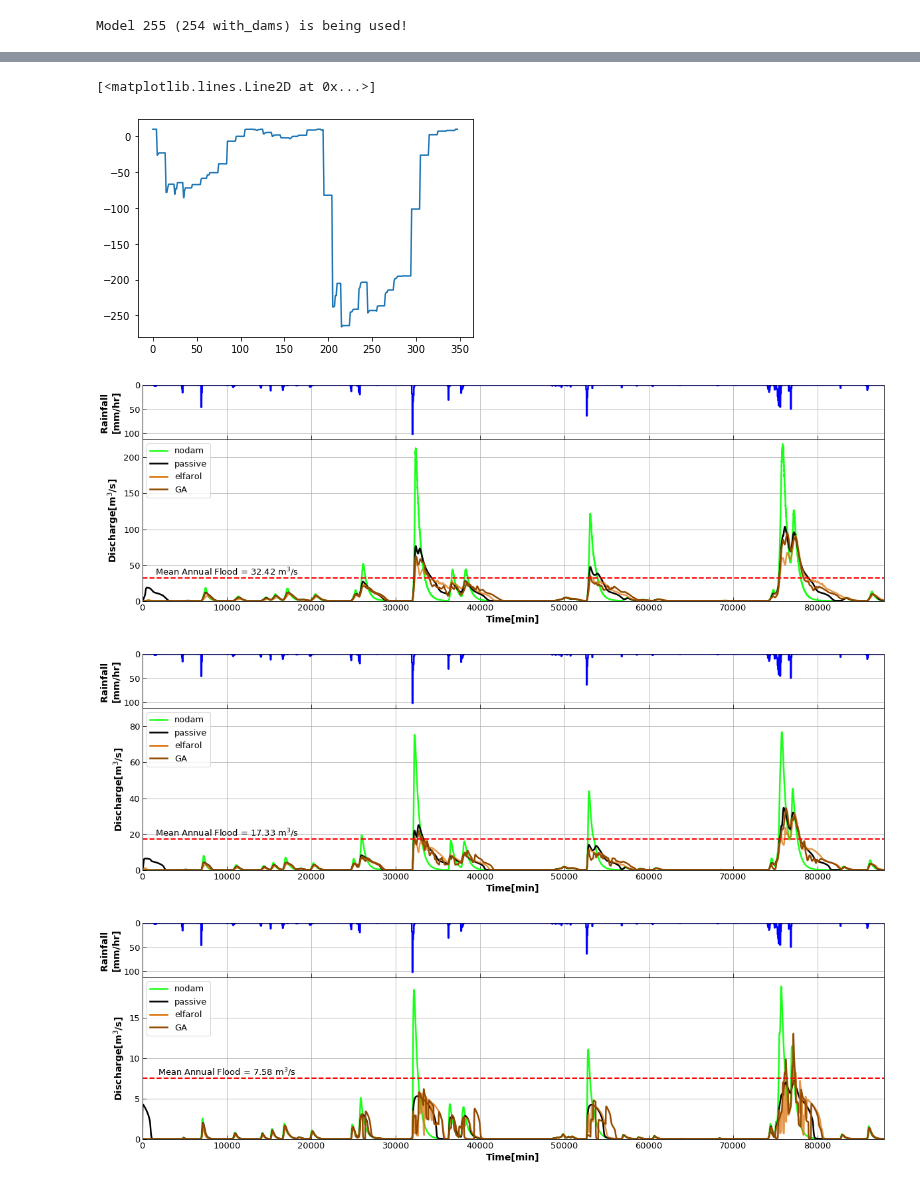
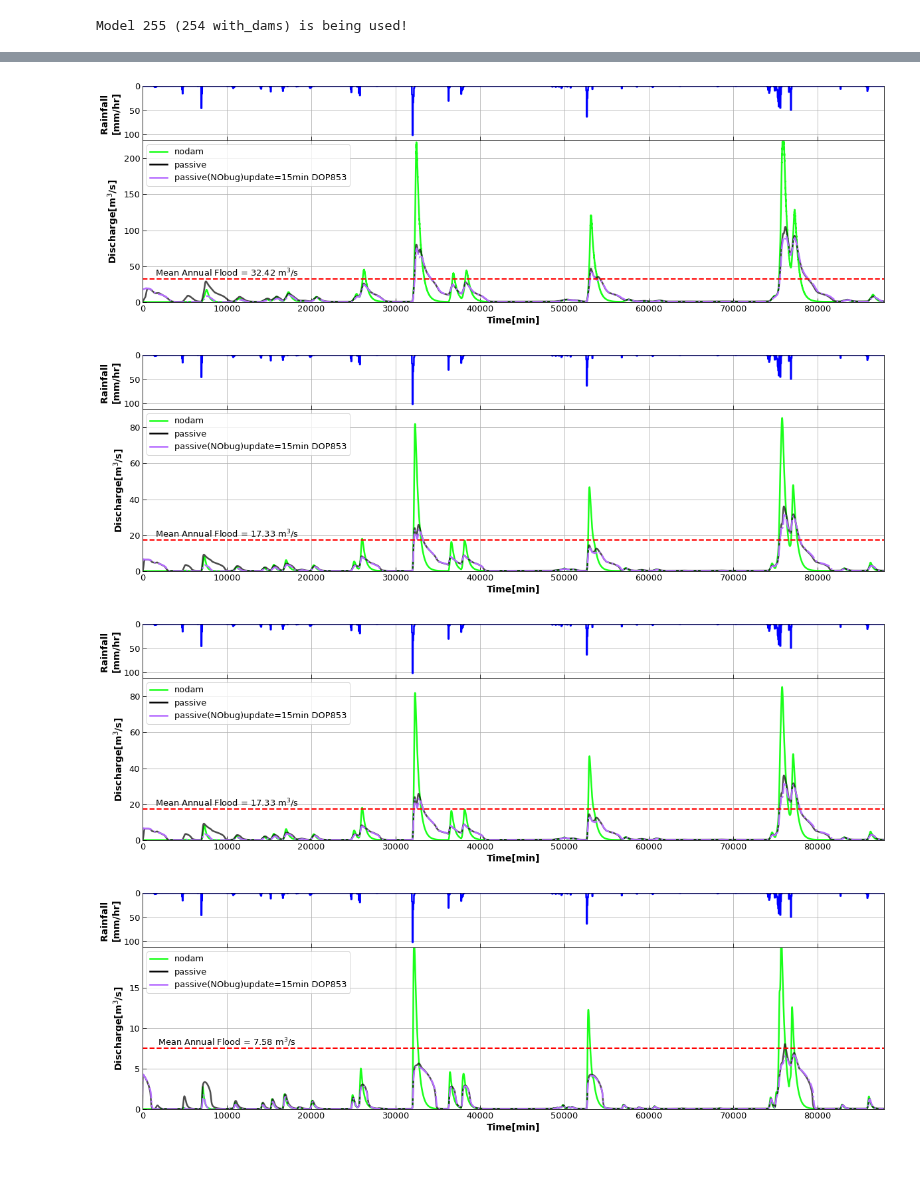
Before and after one commit to gurbuzf/DamStudy, a Jupyter notebook: dam_operation/simulations_all.ipynb, the cells around one changed output, grey strips where cells are left out. Saved outputs shown, nothing was run; the diff lists cells and outputs as text; code cells hidden in the pictures.

```diff
--- a/dam_operation/simulations_all.ipynb
+++ b/dam_operation/simulations_all.ipynb
@@ -17,7 +16,7 @@ L_i = np.array([0.4*10**3 for i in range(n_hills)])  #m
 A_i = UpstreamArea(a_hill, connectivity, h_order) #km2
 # %%
 forcing, raw_data = GetForcing("../data/rainfall/2010_timeseries.csv", '2010-06-01','2010-08-01')
-te = len(forcing)
+te = len(forcing)-1
 q, s_p, s_t, s_s = Set_InitialConditions(0.5, A_i[0], A_i)
 # %%
 dams = [9,27,36,45,63,90,108,117,126,135,144,153,171,189,198,207,216,225,234]
@@ -35,10 +33,12 @@ Model 254 is being used!
 SSN2 = Watershed(Model=255)
 SSN2.init_custom(links=l_id, connectivity=connectivity, A_i=A_i, L_i=L_i, A_h=A_h)
 SSN2.dam_ids = dams
-SSN2.dam_loc_state(states=[1 for _ in range(n_dams)])
+SSN2.set_dam_state(states=[1 for _ in range(n_dams)])
 dam_params = [4.5, 5, 200000, 0.5, 0.75, 0.6, 1.66, 1, 10]
+q, s_p, s_t, s_s = Set_InitialConditions(0.5, A_i[0], A_i)
+S = [100000 for _ in range(n_dams)]
 SSN2.initialize(q=q, S = S, s_t =s_t, s_p =s_p, s_s=s_s)
 
-dc_passive, st_passive = SSN2.Run_255( [0, te-1], forcing, dam_params,rtol=1e-4,t_eval=np.arange(0,te,5))
+dc_passive, st_passive = SSN2.Run_255( [0, te], forcing, dam_params, method='DOP853')
 # %% [output]
 Model 255 (254 with_dams) is being used!
@@ -47,7 +47,10 @@ Model 255 (254 with_dams) is being used!
 SSN3 = Watershed(Model=255)
 SSN3.init_custom(links=l_id, connectivity=connectivity, A_i=A_i, L_i=L_i, A_h=A_h)
 SSN3.dam_ids = dams
-update = 60 #mins
+q, s_p, s_t, s_s = Set_InitialConditions(0.5, A_i[0], A_i)
+S = [100000 for _ in range(n_dams)]
+
+update = 15 #mins
 t0 = 0
 
 columns = SSN3.__columns__()
@@ -56,11 +59,12 @@ st_random  = pd.DataFrame(columns =columns[1])
 while t0 < te:
     if t0 !=0:
         q, S, s_p, s_t, s_s = SSN3.Get_Snapshot()
-    states = np.random.randint(2, size=len(SSN3.dam_ids)).tolist()
+    # states = np.random.randint(2, size=len(SSN3.dam_ids)).tolist()
+    states = [1 for _ in range(n_dams)]
     print(t0, ' >>> ', states)
-    SSN3.dam_loc_state(states=states)
+    SSN3.set_dam_state(states=states)
     SSN3.initialize(q=q, S=S, s_p=s_p,s_t =s_t, s_s=s_s)
-    dc, st = SSN3.Run_255([t0, t0+update-1], forcing, dam_params,rtol=1e-6,t_eval = np.arange(t0, t0+update, 5))
+    dc, st = SSN3.Run_255([t0, t0+update], forcing, dam_params, method='DOP853')
     t0 += update
     dc_random = dc_random.append(dc)
     st_random = st_random.append(st)
@@ -317,20 +312,20 @@ while t0 < te-1080:
 a_dams = [9, 27, 36, 45, 63]
 b_dams = [90,108,117,126,135,144,153]
 c_dams = [171,189,198,207,216,225,234]
-# %%
-plt.plot(range(len(fitness_overtime)), fitness_overtime)
-# %% [output]
-[<matplotlib.lines.Line2D at 0x...>]
-[figure, removed]
 # %%
-s_name = '_h45_5_O75_1_10_19dams'
-pltKwargs = np.array([{'label':'nodam', 'color':'#1AFF1A'}, {'label':'passive', 'color':'#000000',}, {'label':'random', 'color':'#b66dff'},{'label':'elfarol', 'color':'#db6d00', 'alpha':0.7},  {'label':'GA', 'color':'#924900','alpha':1.0},{'label':'extra', 'color':'#490092'}])
-pltKwargs = pltKwargs[[0, 1, 3, 4]]
-dataset = [dc_nodam, dc_passive,  dc_elfarol, dc_ga]
-plot_sim(0, forcing, dataset, pltKwargs, d_type='discharge', discharge_axis=[0,225,50], area=60.75)#, save='../../Supp_DamStudy/Hydro0'+s_name)
-plot_sim(81, forcing, dataset, pltKwargs, d_type='discharge', discharge_axis=[0,90,20], area=20.25)#, save='../../Supp_DamStudy/Hydro81'+s_name)
-plot_sim(197, forcing, dataset, pltKwargs, d_type='discharge', discharge_axis=[0,20,5], area=4.75)#, save='../../Supp_DamStudy/Hydro35'+s_name)
+s_name = '_statechangeWITHOUBUG_Solver_DOP853'
+pltkwargs = np.array([{'label':'nodam', 'color':'#1AFF1A'}, {'label':'passive', 'color':'#000000','alpha':0.7}, {'label':'passive(NObug)update=15min DOP853', 'color':'#b66dff','alpha':1, 'linestyle':'dashdot'},{'label':'elfarol', 'color':'magenta', 'alpha':0.9},  {'label':'GA', 'color':'#924900','alpha':0.8},{'label':'extra', 'color':'#490092'}])
+pltKwargs = pltkwargs[[0,1,2]]
+dataset = [dc_nodam,dc_passive, dc_random]
+plot_sim(0, forcing, dataset, pltKwargs, d_type='discharge', discharge_axis=[0,225,50], area=60.75, save='../../Supp_DamStudy/Hydro0'+s_name)
+plot_sim(81, forcing, dataset, pltKwargs, d_type='discharge', discharge_axis=[0,90,20], area=20.25, save='../../Supp_DamStudy/Hydro81'+s_name)
+plot_sim(162, forcing, dataset, pltKwargs, d_type='discharge', discharge_axis=[0,90,20], area=20.25, save='../../Supp_DamStudy/Hydro162'+s_name)
+plot_sim(35, forcing, dataset, pltKwargs, d_type='discharge', discharge_axis=[0,20,5], area=4.75,save='../../Supp_DamStudy/Hydro35'+s_name)
+plot_sim(197, forcing, dataset, pltKwargs, d_type='discharge', discharge_axis=[0,20,5], area=4.75, save='../../Supp_DamStudy/Hydro197'+s_name)
+plot_sim(224, forcing, dataset, pltKwargs, d_type='discharge', discharge_axis=[0,20,5], area=4.75, save='../../Supp_DamStudy/Hydro224'+s_name)
+plot_sim(143, forcing, dataset, pltKwargs, d_type='discharge', discharge_axis=[0,20,5], area=4.75, save='../../Supp_DamStudy/Hydro143'+s_name)
 # %% [output]
-[figure, old version]
+[figure, new version]
-[figure, old version]
+[figure, new version]
-[figure, old version]
+[figure, new version]
+[figure, added]
```
Also changed, not shown: parts of 14 cells of this notebook, 11 other files.
